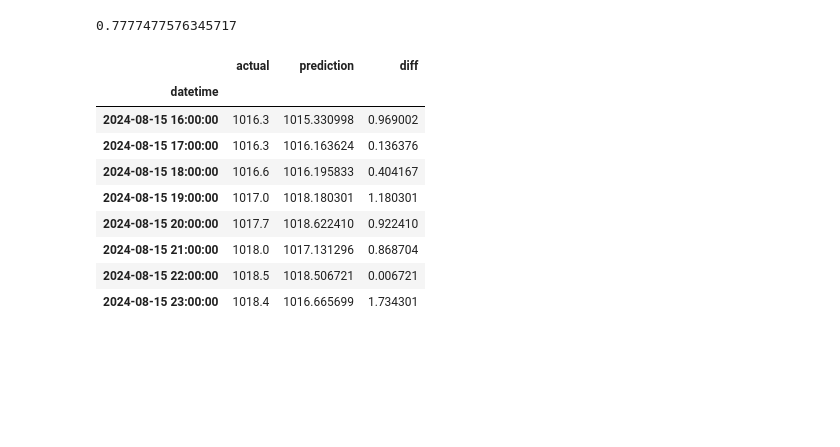
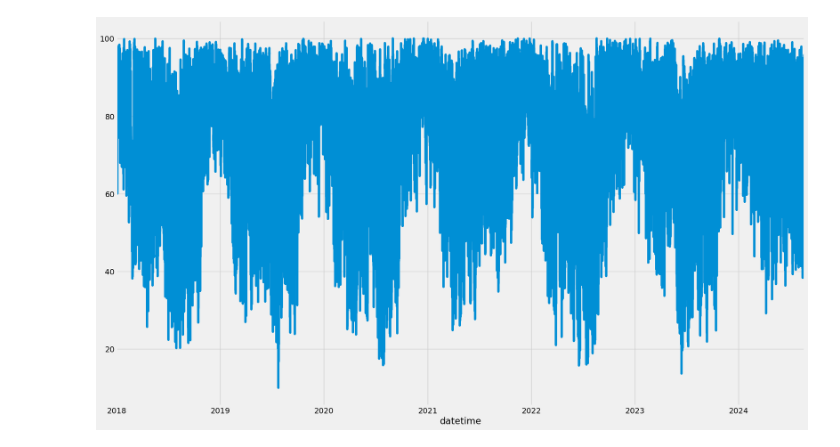
Before and after one commit to ardahanaytan/Hava-Durumu-Tahmini, a Jupyter notebook: notebooks/model_analysis.ipynb, the cells around one changed output. Cells and saved outputs as stored; diff of their text form; code cells hidden in the pictures; blank space fills up the shorter version.

```diff
--- a/notebooks/model_analysis.ipynb
+++ b/notebooks/model_analysis.ipynb
@@ -169,4 +39,0 @@ rolling_horizons = [3,24]
-# %%
-for horizon in rolling_horizons:
-    for col in ['Basinc','Bulut','Nem','Ruzgar Hizi','Ruzgar Yonu','Sicaklik','Yagis','Kar']:
-        df = compute_rolling(df, horizon, col)
@@ -190,2 +39,0 @@ df
-# %%
-df = df.iloc[24:, :]
@@ -209,3 +39,0 @@ df
-# %%
-df = df.fillna(0)
-df
@@ -227,8 +39,0 @@ df
-# %%
-def expand_mean(df):
-    return df.expanding(1).mean()
-
-for col in ['Basinc','Bulut','Nem','Ruzgar Hizi','Ruzgar Yonu','Sicaklik','Yagis','Kar']:
-    df[f'month_avg_{col}'] = df[col].groupby(df.index.month, group_keys=False).apply(expand_mean)
-    df[f'day_avg_{col}'] = df[col].groupby(df.index.day_of_year, group_keys=False).apply(expand_mean)
-    df[f'hour_avg_{col}'] = df[col].groupby(df.index.hour, group_keys=False).apply(expand_mean)
@@ -252,19 +40,4 @@ df
-# %%
-predictors = df.columns[~df.columns.isin(['hedef'])]
-predictions = backtest(df, rr, predictors)
-predictions['diff'].mean()
-# %% [output]
-0.7777477576345717
-# %%
-predictions
-# %% [output]
-|  | actual | prediction | diff |
-| datetime |  |  |  |
-| 2024-08-15 16:00:00 | 1016.3 | 1015.330998 | 0.969002 |
-| 2024-08-15 17:00:00 | 1016.3 | 1016.163624 | 0.136376 |
-| 2024-08-15 18:00:00 | 1016.6 | 1016.195833 | 0.404167 |
-| 2024-08-15 19:00:00 | 1017.0 | 1018.180301 | 1.180301 |
-| 2024-08-15 20:00:00 | 1017.7 | 1018.622410 | 0.922410 |
-| 2024-08-15 21:00:00 | 1018.0 | 1017.131296 | 0.868704 |
-| 2024-08-15 22:00:00 | 1018.5 | 1018.506721 | 0.006721 |
-| 2024-08-15 23:00:00 | 1018.4 | 1016.665699 | 1.734301 |
+# %%
+df.Nem.plot(subplots=True, figsize=(20,12));
+# %% [output]
+[figure, added]
```
Also changed, not shown: parts of 25 cells of this notebook, 9 other files.
